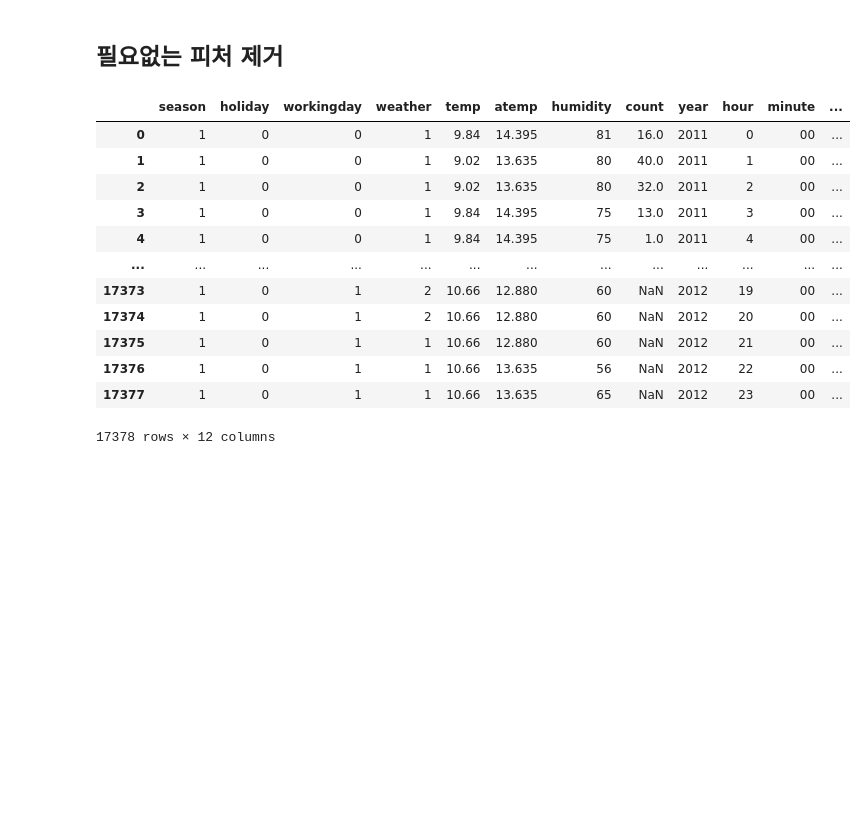
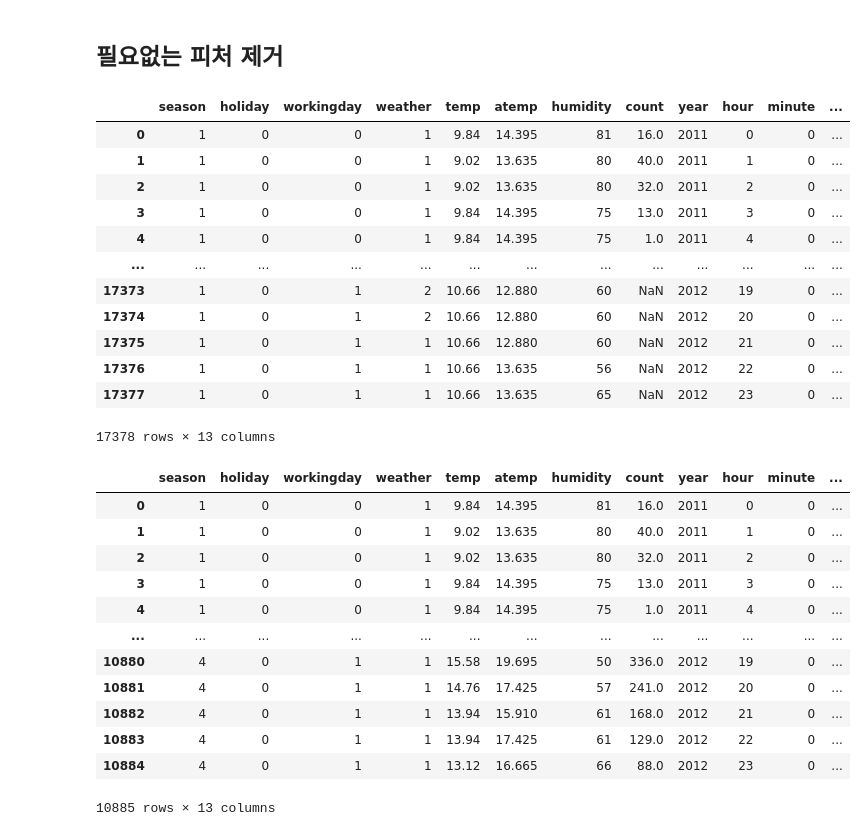
Before and after one commit to andypsh/BIGDATA2022, a Jupyter notebook: 머신러닝/Kaggle/자전거 대여 수요예측/자전거 대여 수요 예측_모델링.ipynb, the cells around one changed output. Cells and saved outputs as stored; diff of their text form; code cells hidden in the pictures; blank space fills up the shorter version.

```diff
--- a/머신러닝/Kaggle/자전거 대여 수요예측/자전거 대여 수요 예측_모델링.ipynb
+++ b/머신러닝/Kaggle/자전거 대여 수요예측/자전거 대여 수요 예측_모델링.ipynb
@@ -53,6 +53,8 @@ all_data['weekday'] = all_data['date'].apply(lambda dateString : datetime.strpti
 
 # 훈련 데이터는 매달 1~19일 , 테스트 데이터는 20일~ 말일 ==> 대여 수량을 예측할 때 day 피처는 사용할 필요가 없다.
 # %%
+all_data['date'] = all_data['datetime'].apply(lambda x : x.split()[0])
+
 all_data['datetime'] = pd.to_datetime(all_data['datetime'])
 
 all_data['year'] = all_data['datetime'].dt.year # 연도
@@ -61,6 +63,10 @@ all_data['month'] = all_data['datetime'].dt.month # 월
 
 all_data['hour'] = all_data['datetime'].dt.hour # 시간
 
+all_data['minute'] = all_data['datetime'].dt.minute # 분
+
+all_data['second'] = all_data['datetime'].dt.second # 초
+
 all_data['weekday'] = all_data['datetime'].dt.weekday # 요일
 
 all_data
@@ -88,15 +94,35 @@ all_data = all_data.drop(drop_features , axis = 1)
 all_data
 # %% [output]
 |  | season | holiday | workingday | weather | temp | atemp | humidity | count | year | hour | minute | ... |
-| 0 | 1 | 0 | 0 | 1 | 9.84 | 14.395 | 81 | 16.0 | 2011 | 0 | 00 | ... |
-| 1 | 1 | 0 | 0 | 1 | 9.02 | 13.635 | 80 | 40.0 | 2011 | 1 | 00 | ... |
-| 2 | 1 | 0 | 0 | 1 | 9.02 | 13.635 | 80 | 32.0 | 2011 | 2 | 00 | ... |
-| 3 | 1 | 0 | 0 | 1 | 9.84 | 14.395 | 75 | 13.0 | 2011 | 3 | 00 | ... |
-| 4 | 1 | 0 | 0 | 1 | 9.84 | 14.395 | 75 | 1.0 | 2011 | 4 | 00 | ... |
+| 0 | 1 | 0 | 0 | 1 | 9.84 | 14.395 | 81 | 16.0 | 2011 | 0 | 0 | ... |
+| 1 | 1 | 0 | 0 | 1 | 9.02 | 13.635 | 80 | 40.0 | 2011 | 1 | 0 | ... |
+| 2 | 1 | 0 | 0 | 1 | 9.02 | 13.635 | 80 | 32.0 | 2011 | 2 | 0 | ... |
+| 3 | 1 | 0 | 0 | 1 | 9.84 | 14.395 | 75 | 13.0 | 2011 | 3 | 0 | ... |
+| 4 | 1 | 0 | 0 | 1 | 9.84 | 14.395 | 75 | 1.0 | 2011 | 4 | 0 | ... |
 | ... | ... | ... | ... | ... | ... | ... | ... | ... | ... | ... | ... | ... |
-| 17373 | 1 | 0 | 1 | 2 | 10.66 | 12.880 | 60 | NaN | 2012 | 19 | 00 | ... |
-| 17374 | 1 | 0 | 1 | 2 | 10.66 | 12.880 | 60 | NaN | 2012 | 20 | 00 | ... |
-| 17375 | 1 | 0 | 1 | 1 | 10.66 | 12.880 | 60 | NaN | 2012 | 21 | 00 | ... |
-| 17376 | 1 | 0 | 1 | 1 | 10.66 | 13.635 | 56 | NaN | 2012 | 22 | 00 | ... |
-| 17377 | 1 | 0 | 1 | 1 | 10.66 | 13.635 | 65 | NaN | 2012 | 23 | 00 | ... |
+| 17373 | 1 | 0 | 1 | 2 | 10.66 | 12.880 | 60 | NaN | 2012 | 19 | 0 | ... |
+| 17374 | 1 | 0 | 1 | 2 | 10.66 | 12.880 | 60 | NaN | 2012 | 20 | 0 | ... |
+| 17375 | 1 | 0 | 1 | 1 | 10.66 | 12.880 | 60 | NaN | 2012 | 21 | 0 | ... |
+| 17376 | 1 | 0 | 1 | 1 | 10.66 | 13.635 | 56 | NaN | 2012 | 22 | 0 | ... |
+| 17377 | 1 | 0 | 1 | 1 | 10.66 | 13.635 | 65 | NaN | 2012 | 23 | 0 | ... |
-17378 rows × 12 columns
+17378 rows × 13 columns
+# %%
+# 훈련 데이터의 테스트 데이터 나누기
+X_train = all_data[~pd.isnull(all_data['count'])] # all_data의 count 열에서 null 이 아닌 값들에 대한 모든 열
+X_test = all_data[pd.isnull(all_data['count'])] # all_data 의 count열에서 null 인 값들에 대한 모든 열
+
+X_train
+# %% [output]
+|  | season | holiday | workingday | weather | temp | atemp | humidity | count | year | hour | minute | ... |
+| 0 | 1 | 0 | 0 | 1 | 9.84 | 14.395 | 81 | 16.0 | 2011 | 0 | 0 | ... |
+| 1 | 1 | 0 | 0 | 1 | 9.02 | 13.635 | 80 | 40.0 | 2011 | 1 | 0 | ... |
+| 2 | 1 | 0 | 0 | 1 | 9.02 | 13.635 | 80 | 32.0 | 2011 | 2 | 0 | ... |
+| 3 | 1 | 0 | 0 | 1 | 9.84 | 14.395 | 75 | 13.0 | 2011 | 3 | 0 | ... |
+| 4 | 1 | 0 | 0 | 1 | 9.84 | 14.395 | 75 | 1.0 | 2011 | 4 | 0 | ... |
+| ... | ... | ... | ... | ... | ... | ... | ... | ... | ... | ... | ... | ... |
+| 10880 | 4 | 0 | 1 | 1 | 15.58 | 19.695 | 50 | 336.0 | 2012 | 19 | 0 | ... |
+| 10881 | 4 | 0 | 1 | 1 | 14.76 | 17.425 | 57 | 241.0 | 2012 | 20 | 0 | ... |
+| 10882 | 4 | 0 | 1 | 1 | 13.94 | 15.910 | 61 | 168.0 | 2012 | 21 | 0 | ... |
+| 10883 | 4 | 0 | 1 | 1 | 13.94 | 17.425 | 61 | 129.0 | 2012 | 22 | 0 | ... |
+| 10884 | 4 | 0 | 1 | 1 | 13.12 | 16.665 | 66 | 88.0 | 2012 | 23 | 0 | ... |
+10885 rows × 13 columns
```
Also changed, not shown: parts of 36 cells of this notebook, 7 other files.
